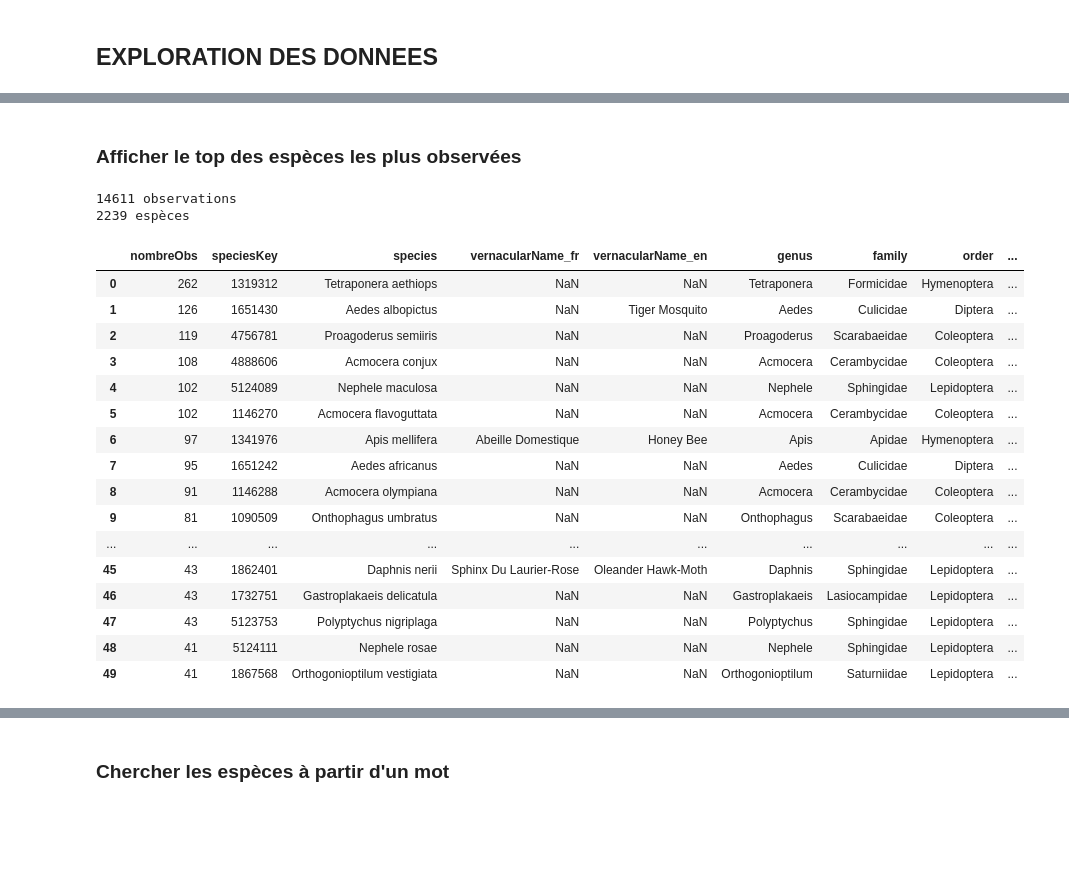
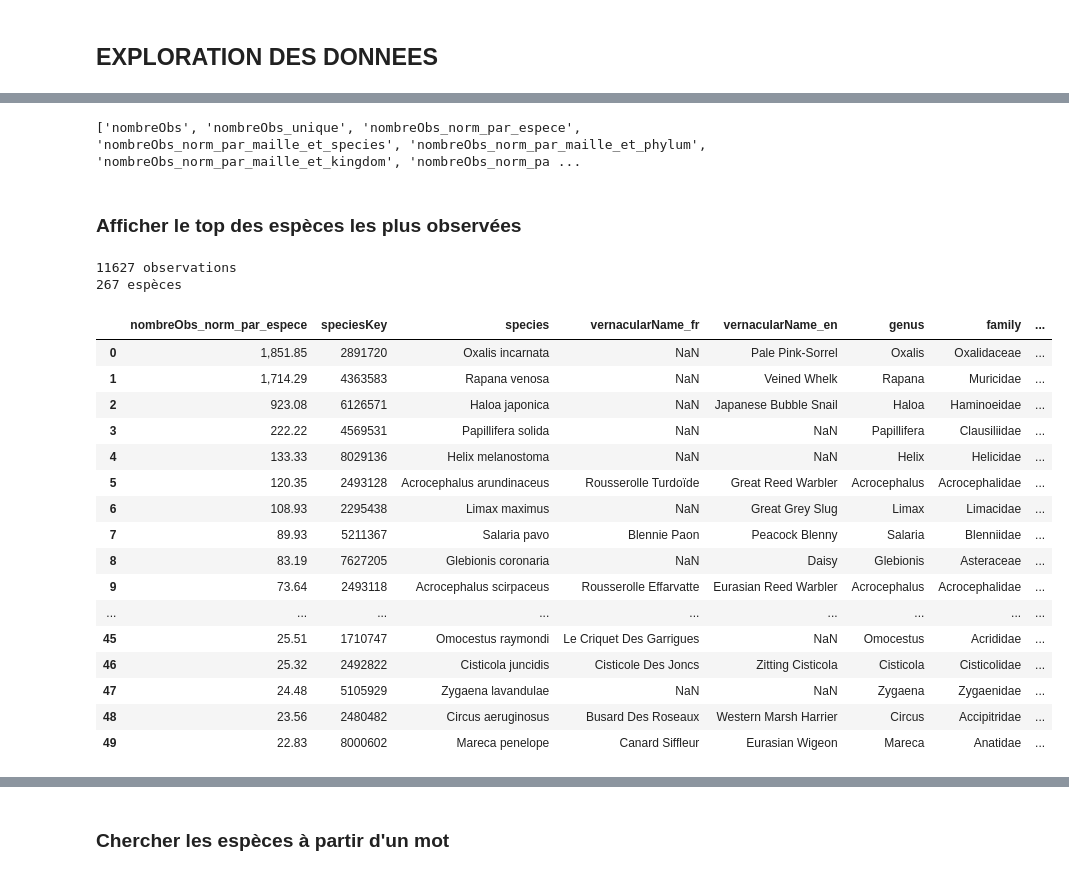
Before and after one commit to aubinnormand/MANTIS, a Jupyter notebook: Code/Biodiv_GBIF.ipynb, the cells around one changed output, grey strips where cells are left out. Drawn from its saved outputs; the diff is of its cells as text; code cells hidden in the pictures; blank space fills up the shorter version.

```diff
--- a/Code/Biodiv_GBIF.ipynb
+++ b/Code/Biodiv_GBIF.ipynb
@@ -215,7 +215,9 @@ regions_france= {
     "Sud Med": ["66", "11", "81", "34", "12", "48", "30", "07", "26", "84", "13", "05", "04", "83", "06"],
     "Pyrénées": ["09","11", "31", "32", "64", "65", "66"],
     "Hérault": ["34"],
-    "Cévennes": ["12","30","34","48"]
+    "Cévennes": ["12","30","34","48"],
+    "Bouches-du-Rhône": ["13"]
+
 }
 # %% [markdown]
 ### Importation des données
@@ -502,7 +508,7 @@ print(f"\nNombre totale d'observation : {df_raw_import['nombreObs'].sum()}")
 
 filtrage_geo = True
 filtrage_site=True
-zone_name_short = "Cévennes"
+zone_name_short = "Sud Med"
 type_site=departement_gpd
 site = regions_france[zone_name_short]
 cle_nom_site='code'
@@ -667,43 +675,51 @@ carte_maille['aire'] = carte_maille.geometry.area
 max_aire = carte_maille['aire'].max()  # Trouver la valeur maximale de l'aire
 carte_maille['aire'] = (carte_maille['aire'] / max_aire) * (grid_size_km ** 2)
 print(f"La superficie du territoire maillé est de {round(carte_maille['aire'].sum())} km2.")
+# %%
+cols = [col for col in df_biodiv.columns if 'nombreObs' in col]
+print(cols)
+# %% [output]
+['nombreObs', 'nombreObs_unique', 'nombreObs_norm_par_espece', 'nombreObs_norm_par_maille_et_species', 'nombreObs_norm_par_maille_et_phylum', 'nombreObs_norm_par_maille_et_kingdom', 'nombreObs_norm_pa ...
 # %% [markdown]
 ### Afficher le top des espèces les plus observées
 # %%
 # Sélectionner les données
 df_filt = df_biodiv.copy()
-df_filt = filtrer_categorie(df_filt, 'arthropodes',filtres)
-df_filt = df_biodiv[df_biodiv['order'] == 'Odonata']
-df_filt=filtrer_top(df_filt, 'nombreObs', 10, cle_ID)
+df_filt=df_filt[df_filt[cle_geo]=="2km_373_116_FRA"] #Pourra
+#df_filt=df_filt[(df_filt[cle_geo]=="2km_375_109_FRA")|(df_filt[cle_geo]=="2km_374_112_FRA")] #Bonnieu
+df_filt=df_filt[df_filt['nombreObs']>=5]
 
+#df_filt = filtrer_categorie(df_filt, 'arthropodes',filtres)
+#df_filt = df_filt[df_filt['kingdom'] == 'Plantae']
+#df_filt=filtrer_top(df_filt, 'nombreObs', 10, cle_ID)
 
 # Afficher le nombre d'espèces uniques observées
 print(f"{df_filt['nombreObs'].sum()} observations")
 print(f"{df_filt[cle_ID].nunique()} espèces")
 
 # Définir la colonne des valeurs
-col_valeur = 'nombreObs'
+col_valeur = 'nombreObs_norm_par_espece'
 
 # Afficher le top des espèces les plus observées
 top_espece = afficher_top_especes(df_filt, dico_taxo, col_valeur, cle_ID)
 afficher_dataframe(top_espece, [col_valeur] + liste_col_taxo, col_valeur).head(50)
 # %% [output]
-14611 observations
-2239 espèces
+11627 observations
+267 espèces
-|  | nombreObs | speciesKey | species | vernacularName_fr | vernacularName_en | genus | family | order | ... |
-| 0 | 262 | 1319312 | Tetraponera aethiops | NaN | NaN | Tetraponera | Formicidae | Hymenoptera | ... |
-| 1 | 126 | 1651430 | Aedes albopictus | NaN | Tiger Mosquito | Aedes | Culicidae | Diptera | ... |
-| 2 | 119 | 4756781 | Proagoderus semiiris | NaN | NaN | Proagoderus | Scarabaeidae | Coleoptera | ... |
-| 3 | 108 | 4888606 | Acmocera conjux | NaN | NaN | Acmocera | Cerambycidae | Coleoptera | ... |
-| 4 | 102 | 5124089 | Nephele maculosa | NaN | NaN | Nephele | Sphingidae | Lepidoptera | ... |
-| 5 | 102 | 1146270 | Acmocera flavoguttata | NaN | NaN | Acmocera | Cerambycidae | Coleoptera | ... |
-| 6 | 97 | 1341976 | Apis mellifera | Abeille Domestique | Honey Bee | Apis | Apidae | Hymenoptera | ... |
-| 7 | 95 | 1651242 | Aedes africanus | NaN | NaN | Aedes | Culicidae | Diptera | ... |
-| 8 | 91 | 1146288 | Acmocera olympiana | NaN | NaN | Acmocera | Cerambycidae | Coleoptera | ... |
-| 9 | 81 | 1090509 | Onthophagus umbratus | NaN | NaN | Onthophagus | Scarabaeidae | Coleoptera | ... |
-| ... | ... | ... | ... | ... | ... | ... | ... | ... | ... |
-| 45 | 43 | 1862401 | Daphnis nerii | Sphinx Du Laurier-Rose | Oleander Hawk-Moth | Daphnis | Sphingidae | Lepidoptera | ... |
-| 46 | 43 | 1732751 | Gastroplakaeis delicatula | NaN | NaN | Gastroplakaeis | Lasiocampidae | Lepidoptera | ... |
-| 47 | 43 | 5123753 | Polyptychus nigriplaga | NaN | NaN | Polyptychus | Sphingidae | Lepidoptera | ... |
-| 48 | 41 | 5124111 | Nephele rosae | NaN | NaN | Nephele | Sphingidae | Lepidoptera | ... |
-| 49 | 41 | 1867568 | Orthogonioptilum vestigiata | NaN | NaN | Orthogonioptilum | Saturniidae | Lepidoptera | ... |
+|  | nombreObs_norm_par_espece | speciesKey | species | vernacularName_fr | vernacularName_en | genus | family | ... |
+| 0 | 1,851.85 | 2891720 | Oxalis incarnata | NaN | Pale Pink-Sorrel | Oxalis | Oxalidaceae | ... |
+| 1 | 1,714.29 | 4363583 | Rapana venosa | NaN | Veined Whelk | Rapana | Muricidae | ... |
+| 2 | 923.08 | 6126571 | Haloa japonica | NaN | Japanese Bubble Snail | Haloa | Haminoeidae | ... |
+| 3 | 222.22 | 4569531 | Papillifera solida | NaN | NaN | Papillifera | Clausiliidae | ... |
+| 4 | 133.33 | 8029136 | Helix melanostoma | NaN | NaN | Helix | Helicidae | ... |
+| 5 | 120.35 | 2493128 | Acrocephalus arundinaceus | Rousserolle Turdoïde | Great Reed Warbler | Acrocephalus | Acrocephalidae | ... |
+| 6 | 108.93 | 2295438 | Limax maximus | NaN | Great Grey Slug | Limax | Limacidae | ... |
+| 7 | 89.93 | 5211367 | Salaria pavo | Blennie Paon | Peacock Blenny | Salaria | Blenniidae | ... |
+| 8 | 83.19 | 7627205 | Glebionis coronaria | NaN | Daisy | Glebionis | Asteraceae | ... |
+| 9 | 73.64 | 2493118 | Acrocephalus scirpaceus | Rousserolle Effarvatte | Eurasian Reed Warbler | Acrocephalus | Acrocephalidae | ... |
+| ... | ... | ... | ... | ... | ... | ... | ... | ... |
+| 45 | 25.51 | 1710747 | Omocestus raymondi | Le Criquet Des Garrigues | NaN | Omocestus | Acrididae | ... |
+| 46 | 25.32 | 2492822 | Cisticola juncidis | Cisticole Des Joncs | Zitting Cisticola | Cisticola | Cisticolidae | ... |
+| 47 | 24.48 | 5105929 | Zygaena lavandulae | NaN | NaN | Zygaena | Zygaenidae | ... |
+| 48 | 23.56 | 2480482 | Circus aeruginosus | Busard Des Roseaux | Western Marsh Harrier | Circus | Accipitridae | ... |
+| 49 | 22.83 | 8000602 | Mareca penelope | Canard Siffleur | Eurasian Wigeon | Mareca | Anatidae | ... |
```
Also changed, not shown: parts of 9 cells of this notebook, 1 other file.
